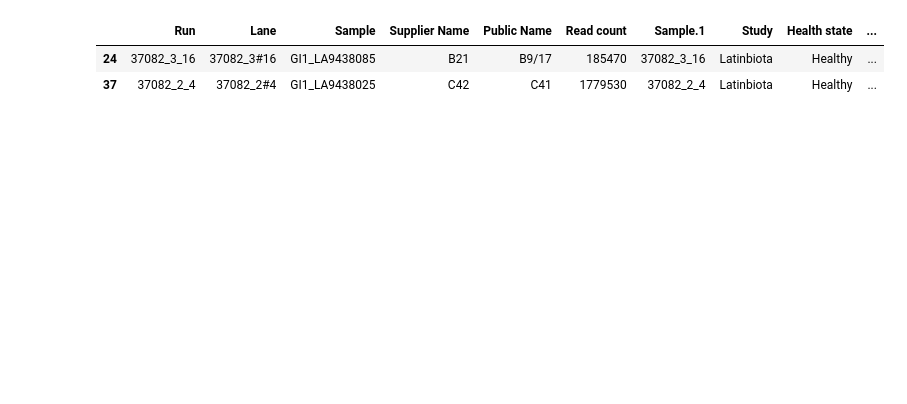
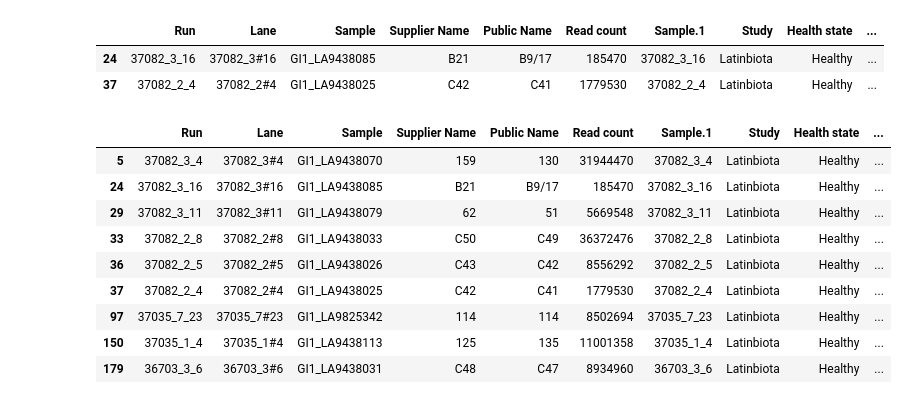
Before and after one commit to RafaPe/MX-Rural-Urban-Microbiome, a Jupyter notebook: notebooks/EDA.ipynb, the cells around one changed output. Saved outputs shown, nothing was run; the diff lists cells and outputs as text; code cells hidden in the pictures; blank space fills up the shorter version.

```diff
--- a/notebooks/EDA.ipynb
+++ b/notebooks/EDA.ipynb
@@ -38,3 +53,27 @@ metadata.sort_values('Read count').head(2)
 |  | Run | Lane | Sample | Supplier Name | Public Name | Read count | Sample.1 | Study | Health state | ... |
 | 24 | 37082_3_16 | 37082_3#16 | GI1_LA9438085 | B21 | B9/17 | 185470 | 37082_3_16 | Latinbiota | Healthy | ... |
 | 37 | 37082_2_4 | 37082_2#4 | GI1_LA9438025 | C42 | C41 | 1779530 | 37082_2_4 | Latinbiota | Healthy | ... |
+# %%
+Q1 = metadata['Read count'].quantile(0.25)
+Q3 = metadata['Read count'].quantile(0.75)
+# %%
+IQR = Q3 - Q1
+
+# Step 3: Define the outlier boundaries
+lower_bound = Q1 - 1.5 * IQR
+upper_bound = Q3 + 1.5 * IQR
+# %%
+outliers = metadata[(metadata['Read count'] < lower_bound) | (metadata['Read count'] > upper_bound)]
+# %%
+outliers
+# %% [output]
+|  | Run | Lane | Sample | Supplier Name | Public Name | Read count | Sample.1 | Study | Health state | ... |
+| 5 | 37082_3_4 | 37082_3#4 | GI1_LA9438070 | 159 | 130 | 31944470 | 37082_3_4 | Latinbiota | Healthy | ... |
+| 24 | 37082_3_16 | 37082_3#16 | GI1_LA9438085 | B21 | B9/17 | 185470 | 37082_3_16 | Latinbiota | Healthy | ... |
+| 29 | 37082_3_11 | 37082_3#11 | GI1_LA9438079 | 62 | 51 | 5669548 | 37082_3_11 | Latinbiota | Healthy | ... |
+| 33 | 37082_2_8 | 37082_2#8 | GI1_LA9438033 | C50 | C49 | 36372476 | 37082_2_8 | Latinbiota | Healthy | ... |
+| 36 | 37082_2_5 | 37082_2#5 | GI1_LA9438026 | C43 | C42 | 8556292 | 37082_2_5 | Latinbiota | Healthy | ... |
+| 37 | 37082_2_4 | 37082_2#4 | GI1_LA9438025 | C42 | C41 | 1779530 | 37082_2_4 | Latinbiota | Healthy | ... |
+| 97 | 37035_7_23 | 37035_7#23 | GI1_LA9825342 | 114 | 114 | 8502694 | 37035_7_23 | Latinbiota | Healthy | ... |
+| 150 | 37035_1_4 | 37035_1#4 | GI1_LA9438113 | 125 | 135 | 11001358 | 37035_1_4 | Latinbiota | Healthy | ... |
+| 179 | 36703_3_6 | 36703_3#6 | GI1_LA9438031 | C48 | C47 | 8934960 | 36703_3_6 | Latinbiota | Healthy | ... |
```
Also changed, not shown: parts of 7 cells of this notebook, 1 other file.
